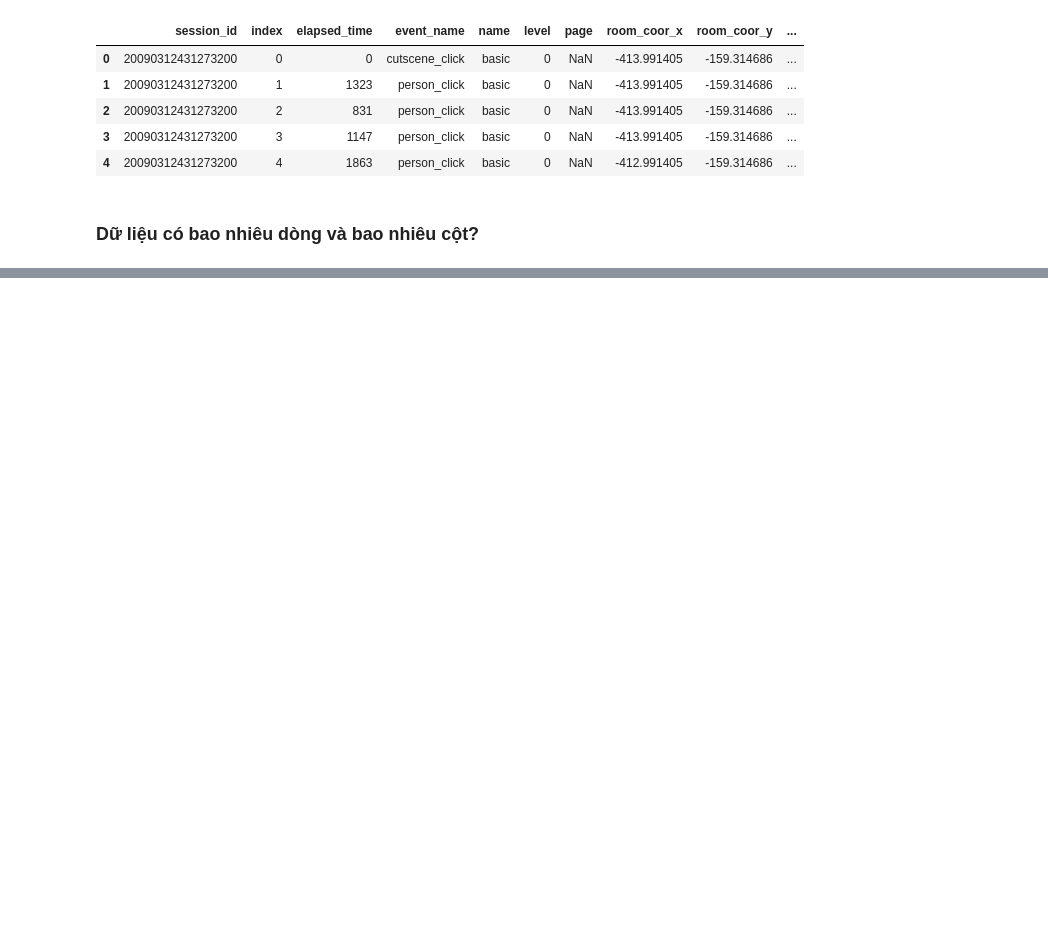
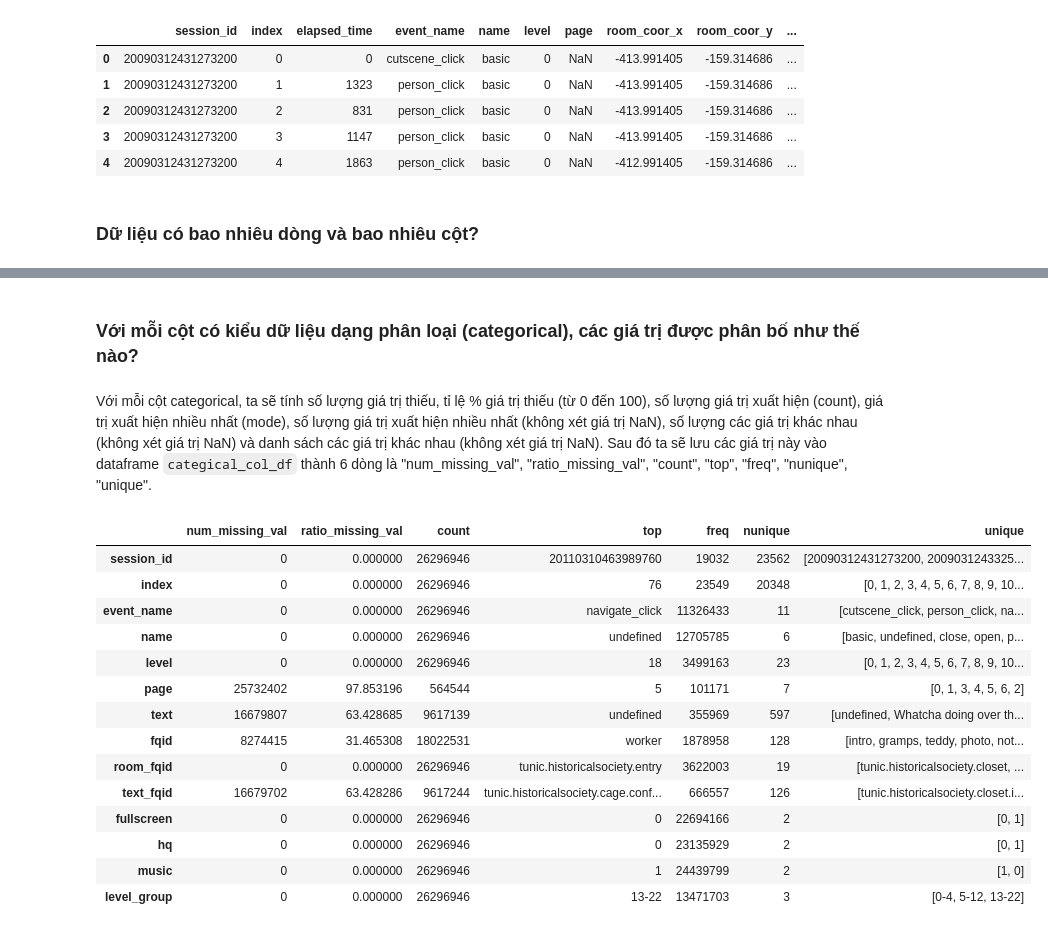
Before and after one commit to vt-khang/KHDLUD-FinalProject, a Jupyter notebook: 19120511_19120526_19120539.ipynb, the cells around one changed output, grey strips where cells are left out. Drawn from its saved outputs; the diff is of its cells as text; code cells hidden in the pictures; blank space fills up the shorter version.

```diff
--- a/19120511_19120526_19120539.ipynb
+++ b/19120511_19120526_19120539.ipynb
@@ -136,0 +197,18 @@ KeyboardInterrupt: ignored
+# %%
+def num_missing_val(s):
+  return s.isna().sum()
+def ratio_missing_val(s):
+  return s.isna().mean() * 100
+def count(s):
+  return s.count();
+def Q1(s):
+  return s.quantile(0.25)
+def Q2(s):
+  return s.quantile(0.5)
+def Q3(s):
+  return s.quantile(0.75)
+
+numerical_cols = df.select_dtypes(include = 'number').columns
+numerical_col_df = df[numerical_cols].agg([num_missing_val, ratio_missing_val, count, min, np.mean, np.median, max, Q1, Q2, Q3, np.std]).T
+numerical_col_df[['num_missing_val', 'count']] = numerical_col_df[['num_missing_val', 'count']].astype(int)
+numerical_col_df
@@ -136,0 +273,34 @@ KeyboardInterrupt: ignored
+# %% [markdown]
+### Với mỗi cột có kiểu dữ liệu dạng phân loại (categorical), các giá trị được phân bố như thế nào?
+# %% [markdown]
+Với mỗi cột categorical, ta sẽ tính số lượng giá trị thiếu, tỉ lệ % giá trị thiếu (từ 0 đến 100), số lượng giá trị xuất hiện (count), giá trị xuất hiện nhiều nhất (mode), số lượng giá trị xuất hiện nhiều nhất (không xét giá trị NaN), số lượng các giá trị khác nhau (không xét giá trị NaN) và danh sách các giá trị khác nhau (không xét giá trị NaN). Sau đó ta sẽ lưu các giá trị này vào dataframe `categical_col_df` thành 6 dòng là "num_missing_val", "ratio_missing_val", "count", "top", "freq", "nunique", "unique".
+# %%
+def nunique(s):
+  return s.nunique()
+def unique(s):
+  return s.dropna().astype('object').unique()
+def top(s):
+  return s.mode()[0]
+def freq(s):
+  return (s == s.mode()[0]).value_counts()[True]
+
+categorical_cols = df.select_dtypes(exclude = 'number').columns
+categorical_col_df = df[categorical_cols].agg([num_missing_val, ratio_missing_val, count, top, freq, nunique, unique]).T
+categorical_col_df[['num_missing_val', 'count']] = categorical_col_df[['num_missing_val', 'count']].astype(int)
+categorical_col_df
+# %% [output]
+|  | num_missing_val | ratio_missing_val | count | top | freq | nunique | unique |
+| session_id | 0 | 0.000000 | 26296946 | 20110310463989760 | 19032 | 23562 | [20090312431273200, 2009031243325... |
+| index | 0 | 0.000000 | 26296946 | 76 | 23549 | 20348 | [0, 1, 2, 3, 4, 5, 6, 7, 8, 9, 10... |
+| event_name | 0 | 0.000000 | 26296946 | navigate_click | 11326433 | 11 | [cutscene_click, person_click, na... |
+| name | 0 | 0.000000 | 26296946 | undefined | 12705785 | 6 | [basic, undefined, close, open, p... |
+| level | 0 | 0.000000 | 26296946 | 18 | 3499163 | 23 | [0, 1, 2, 3, 4, 5, 6, 7, 8, 9, 10... |
+| page | 25732402 | 97.853196 | 564544 | 5 | 101171 | 7 | [0, 1, 3, 4, 5, 6, 2] |
+| text | 16679807 | 63.428685 | 9617139 | undefined | 355969 | 597 | [undefined, Whatcha doing over th... |
+| fqid | 8274415 | 31.465308 | 18022531 | worker | 1878958 | 128 | [intro, gramps, teddy, photo, not... |
+| room_fqid | 0 | 0.000000 | 26296946 | tunic.historicalsociety.entry | 3622003 | 19 | [tunic.historicalsociety.closet, ... |
+| text_fqid | 16679702 | 63.428286 | 9617244 | tunic.historicalsociety.cage.conf... | 666557 | 126 | [tunic.historicalsociety.closet.i... |
+| fullscreen | 0 | 0.000000 | 26296946 | 0 | 22694166 | 2 | [0, 1] |
+| hq | 0 | 0.000000 | 26296946 | 0 | 23135929 | 2 | [0, 1] |
+| music | 0 | 0.000000 | 26296946 | 1 | 24439799 | 2 | [1, 0] |
+| level_group | 0 | 0.000000 | 26296946 | 13-22 | 13471703 | 3 | [0-4, 5-12, 13-22] |
```
Also changed, not shown: parts of 50 cells of this notebook.
